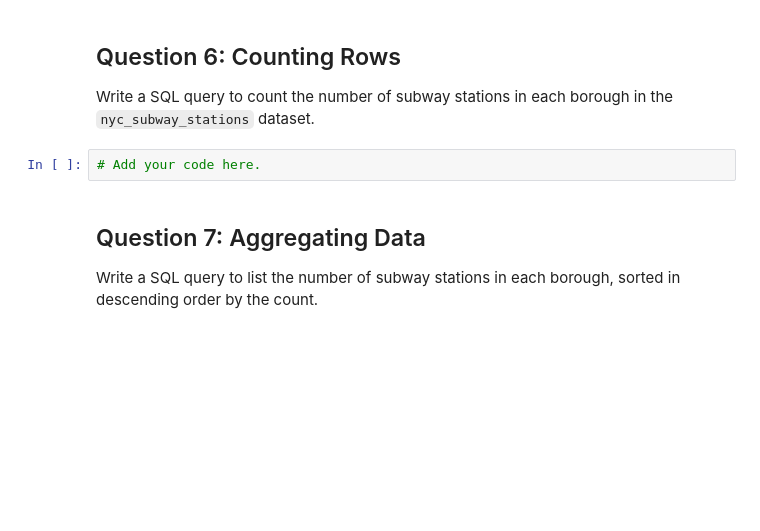
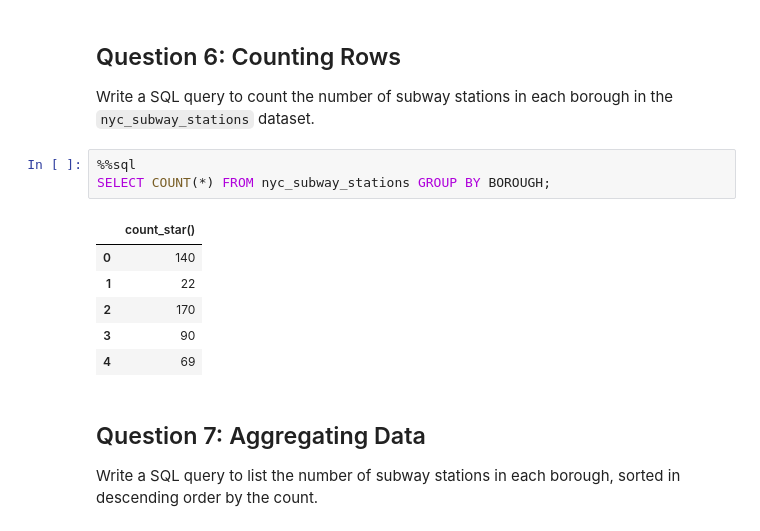
Before and after one commit to zyang91/spatial_data_management, a Jupyter notebook: lab/lab_08.ipynb, the cells around one changed output. Drawn from its saved outputs; the diff is of its cells as text; blank space fills up the shorter version.

```diff
--- a/lab/lab_08.ipynb
+++ b/lab/lab_08.ipynb
@@ -161,8 +161,16 @@ SELECT DISTINCT BOROUGH FROM nyc_subway_stations;
 ## Question 6: Counting Rows
 
 Write a SQL query to count the number of subway stations in each borough in the `nyc_subway_stations` dataset.
-# %%
-# Add your code here.
+# %%
+%%sql
+SELECT COUNT(*) FROM nyc_subway_stations GROUP BY BOROUGH;
+# %% [output]
+|  | count_star() |
+| 0 | 140 |
+| 1 | 22 |
+| 2 | 170 |
+| 3 | 90 |
+| 4 | 69 |
 # %% [markdown]
 ## Question 7: Aggregating Data
 
```
Also changed, not shown: 1 other file.
